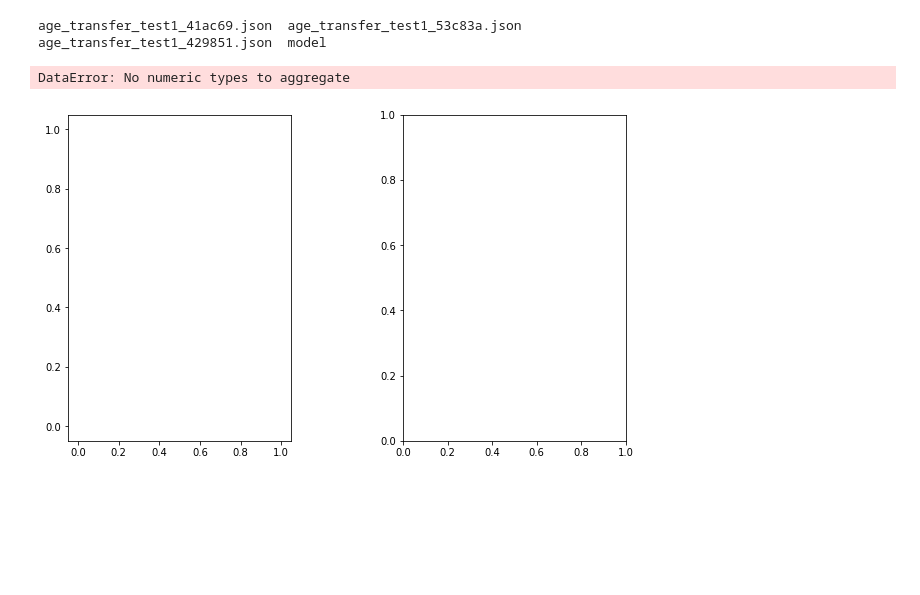
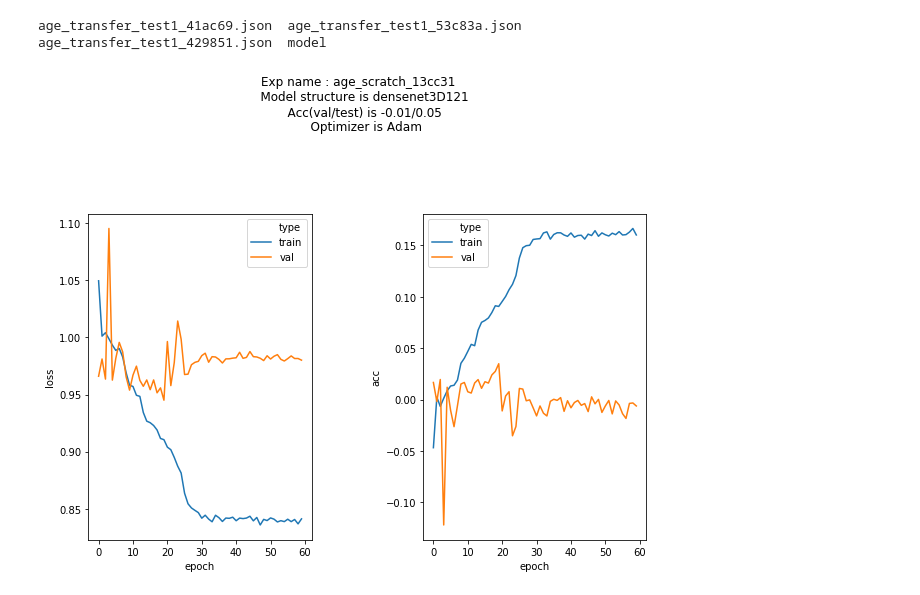
Before and after one commit to Transconnectome/ABCD-3DCNN, a Jupyter notebook: STEP_5_Transfer_learning/plotting_results.ipynb, the cells around one changed output. Drawn from its saved outputs; the diff is of its cells as text; code cells hidden in the pictures; blank space fills up the shorter version.

```diff
--- a/STEP_5_Transfer_learning/plotting_results.ipynb
+++ b/STEP_5_Transfer_learning/plotting_results.ipynb
@@ -22,16 +22,16 @@ os.getcwd()
 global dataset, exp, dir_path
 
 dataset='ABCD'
-exp='age_transfer_test1_429851.json'
-model='DenseNet'
-dir_path = f'/scratch/connectome/jubin/ABCD-3DCNN-jub/transfer_learning/result'
+exp='age_scratch_13cc31.json'
+model='DenseNet3D121'
+dir_path = f'/scratch/connectome/jubin/result'
 # %%
 !ls $dir_path
 # %% [output]
 age_transfer_test1_41ac69.json  age_transfer_test1_53c83a.json
 age_transfer_test1_429851.json  model
 # %%
-jsons = ['age_transfer_test1_429851.json']
+jsons = ['age_scratch_13cc31.json']
 # %%
 ## ===== loading json file as pandas data frame ===== ##
 def load_exp_result(filename):
@@ -46,22 +46,23 @@ def load_exp_result(filename):
 ## ===== plotting loss and accuracy graph together ===== ##
 def plot_loss_acc(df,**kwargs):
     train_losses = df['train_losses']
-    train_losses = list(train_losses)[0]
+    train_losses = list(train_losses[0].values())[0]
 
     val_losses = df['val_losses']
-    val_losses = list(val_losses)[0]
+    val_losses = list(val_losses[0].values())[0]
 
     train_accs = df['train_accs']
-    train_accs = list(train_accs)[0]
+    train_accs = list(train_accs[0].values())[0]
 
     val_accs = df['val_accs']
-    val_accs = list(val_accs)[0]
+    val_accs = list(val_accs[0].values())[0]
 
     ## === making dataframe for loss === ##
     loss_data = []
 
     for epoch,train_loss in enumerate(train_losses,0):
         loss_data.append({'type':'train','loss':train_loss,'epoch':epoch})
+
 
     for epoch,val_loss in enumerate(val_losses,0):
         loss_data.append({'type':'val','loss':val_loss,'epoch':epoch})
@@ -90,23 +91,22 @@ def plot_loss_acc(df,**kwargs):
     sns.lineplot(df_acc['epoch'], df_acc['acc'],hue=df_acc['type'],ax=axes[1])
 
     model = df['model'][0]
-    acc_val = df['val_accs'][0][0]
-    acc_test = df['test_acc'][0]
+    acc_val = df['val_accs'][0]['age'][-1]
+    acc_test = df['test_acc'][0]['age'][-1]
     optim = df['optim'][0]
+
     title_string = f"Exp name : {df.exp_name[0]}\n\
     Model structure is {model} \n\
     Acc(val/test) is {acc_val:.2f}/{acc_test:.2f} \n\
-    Optimizer is {optim} and epoch are {df.epoch[0]}\n\
-    Target is {df.target[0]}"
+    Optimizer is {optim}"
     plt.suptitle(title_string,y=1.2)
 # %%
 # file_list = glob.glob(f'{dir_path}/{exp}')
 # print(file_list)
 file_list = jsons
 for file in file_list:
     file_path = dir_path+'/'+file
     df = load_exp_result(file_path)
-    plot_loss_acc(df)
+    dl = plot_loss_acc(df)
 # %% [output]
-DataError: No numeric types to aggregate
-[figure, old version]
+[figure, new version]
```
Also changed, not shown: parts of 4 cells of this notebook, 3 other files.
